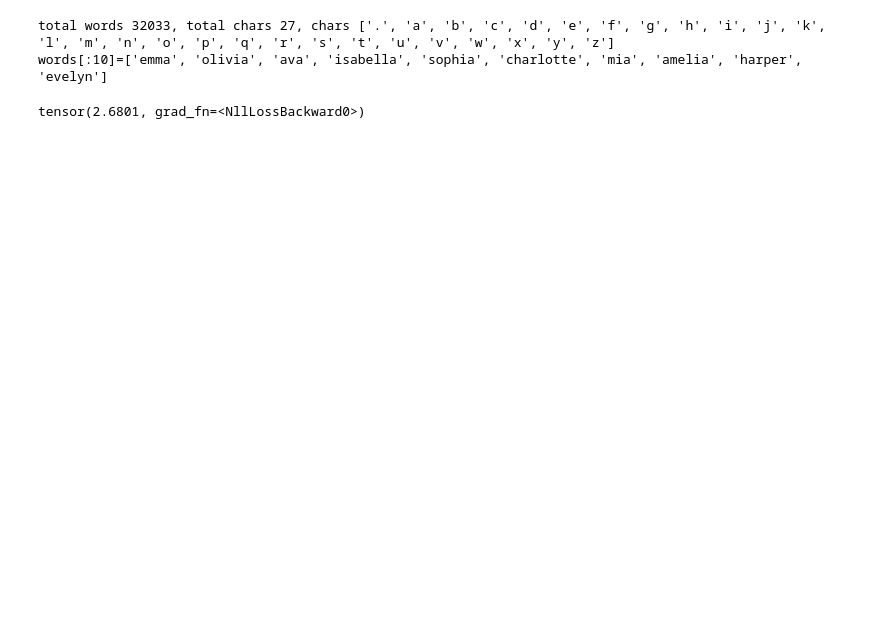
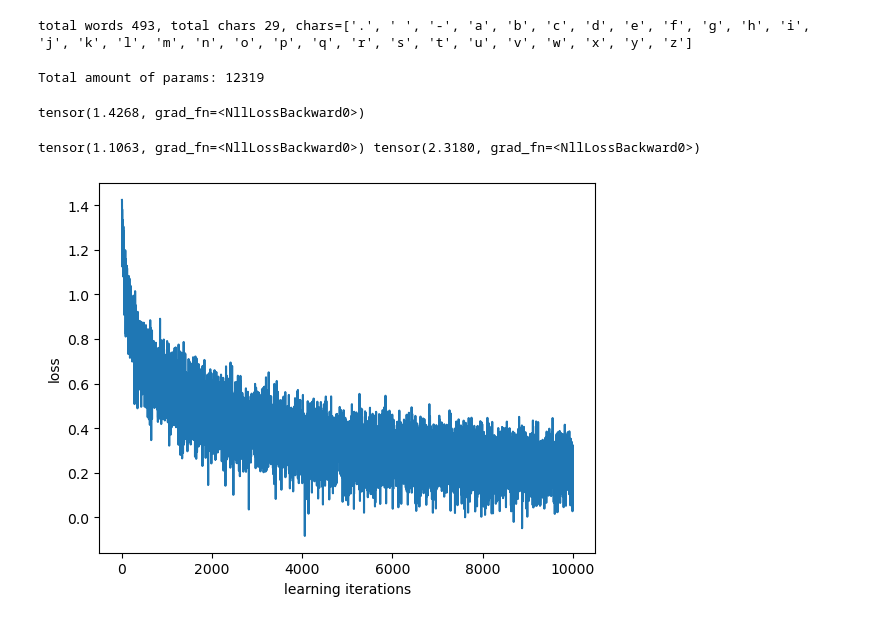
Before and after one commit to tankakatan/notebooks, a Jupyter notebook: tutorials/makemore mlp.ipynb, the cells around one changed output. Drawn from its saved outputs; the diff is of its cells as text; code cells hidden in the pictures; blank space fills up the shorter version.

```diff
--- a/tutorials/makemore mlp.ipynb
+++ b/tutorials/makemore mlp.ipynb
@@ -65,6 +66,19 @@ def build_dataset(words, block, stoi):
     Y = torch.tensor(Y)
 
     return X, Y
+# %%
+def build_datasets(words, block, stoi):
+    random.seed(42)
+    random.shuffle(words)
+
+    train = int(0.8 * len(words))
+    dev = int(0.9 * len(words))
+
+    X_train, Y_train = build_dataset(words[:train], block, stoi)
+    X_dev, Y_dev = build_dataset(words[train:dev], block, stoi)
+    X_test, Y_test = build_dataset(words[dev:], block, stoi)
+
+    return X_train, Y_train, X_dev, Y_dev, X_test, Y_test
 # %%
 class Maker():
     def __init__(
@@ -163,29 +191,38 @@ class Maker():
     def make_more(self, n):
         return [self.make_one() for _ in range(n)]
 # %%
-words, chars, stoi, itos = get_words(0)
+words, chars, stoi, itos = get_words(5)
 
-print(f'total words {len(words)}, total chars {len(chars)}, chars {chars}')
-print(f'{words[:10]=}')
+print(f'total words {len(words)}, total chars {len(chars)}, {chars=}')
 # %% [output]
-total words 32033, total chars 27, chars ['.', 'a', 'b', 'c', 'd', 'e', 'f', 'g', 'h', 'i', 'j', 'k', 'l', 'm', 'n', 'o', 'p', 'q', 'r', 's', 't', 'u', 'v', 'w', 'x', 'y', 'z']
-words[:10]=['emma', 'olivia', 'ava', 'isabella', 'sophia', 'charlotte', 'mia', 'amelia', 'harper', 'evelyn']
+total words 493, total chars 29, chars=['.', ' ', '-', 'a', 'b', 'c', 'd', 'e', 'f', 'g', 'h', 'i', 'j', 'k', 'l', 'm', 'n', 'o', 'p', 'q', 'r', 's', 't', 'u', 'v', 'w', 'x', 'y', 'z']
 # %%
 block = 3
 
-X, Y = build_dataset(words, block, stoi)
+X_train, Y_train, X_dev, Y_dev, X_test, Y_test = build_datasets(words, block, stoi)
 
 mlp = Maker(vocabulary_size=len(chars),
             context_size=block,
-            embedding_size=2,
-            hidden_size=100,
+            embedding_size=10,
+            hidden_size=200,
             batch_size=32,
-            lr=0.1)
+            lr=0.1,
+            seed=2147483647)
+
+print(f'Total amount of params: {mlp.count_params()}')
+# %% [output]
+Total amount of params: 12319
 # %%
-# mlp.lr = 0.1
-mlp.learn(X, Y, 1000)
+# mlp.lr = 0.05
+mlp.learn(X_train, Y_train, 10_000)
 # %% [output]
-tensor(2.6801, grad_fn=<NllLossBackward0>)
+tensor(1.4268, grad_fn=<NllLossBackward0>)
+# %%
+print(mlp.forward(X_train, Y_train), mlp.forward(X_dev, Y_dev))
+mlp.perf()
+# %% [output]
+tensor(1.1063, grad_fn=<NllLossBackward0>) tensor(2.3180, grad_fn=<NllLossBackward0>)
+[figure, added]
 # %%
 print('\n'.join(f'- {w[:-1]}' for w in mlp.make_more(30)))
 # %% [output]
```
Also changed, not shown: parts of 9 cells of this notebook.
